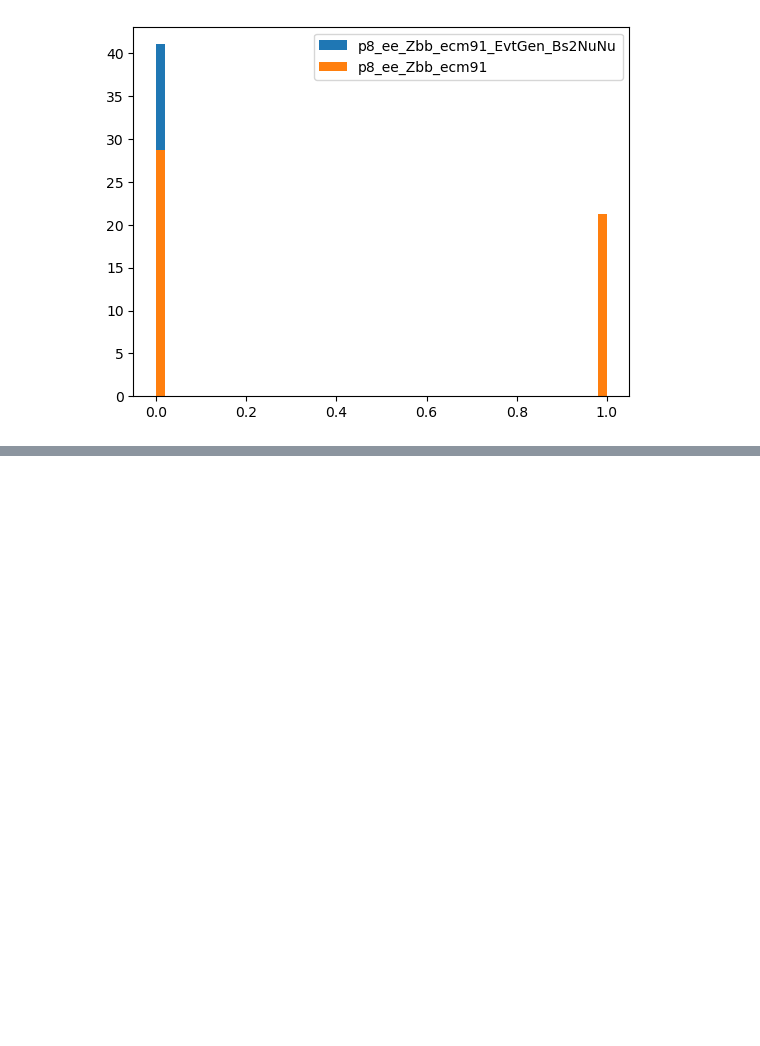
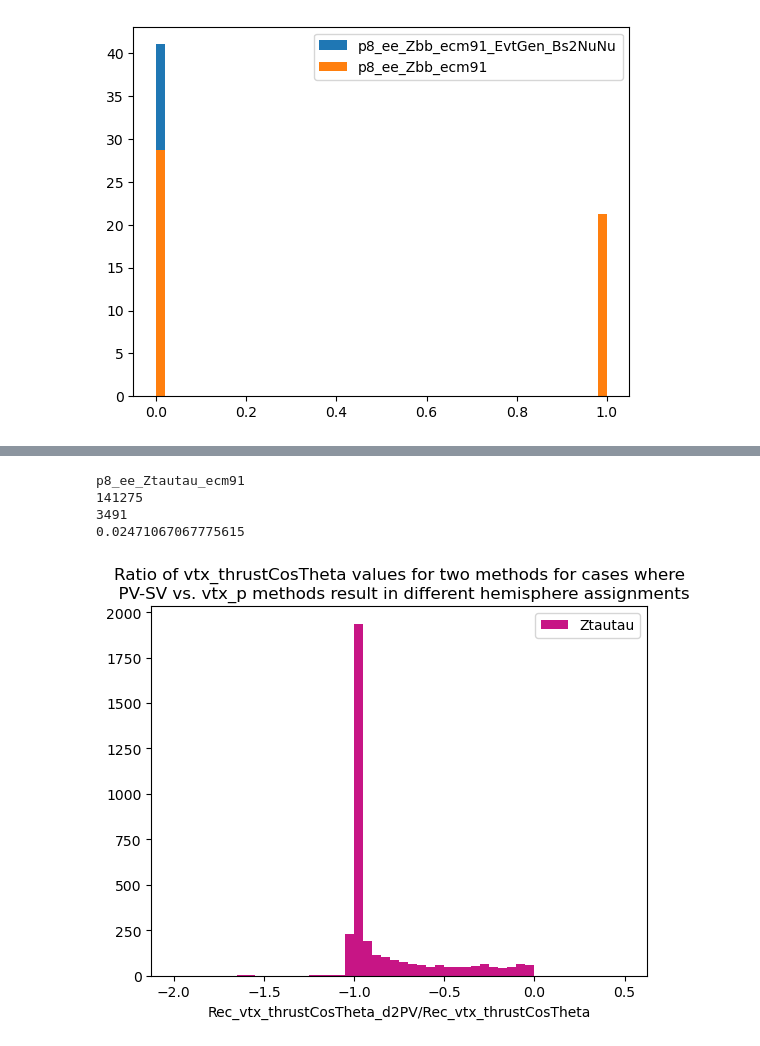
Before and after one commit to RMangrulkar/FCCAnalyses, a Jupyter notebook: examples/FCCee/flavour/B2Inv/Examples_and_testing/PV-SV_assignment.ipynb, the cells around one changed output, grey strips where cells are left out. Drawn from its saved outputs; the diff is of its cells as text; code cells hidden in the pictures; blank space fills up the shorter version.

```diff
--- a/examples/FCCee/flavour/B2Inv/Examples_and_testing/PV-SV_assignment.ipynb
+++ b/examples/FCCee/flavour/B2Inv/Examples_and_testing/PV-SV_assignment.ipynb
@@ -111,3 +137,38 @@ for sample in decay_list_plot:
+# %%
+decay_list_plot = ["p8_ee_Ztautau_ecm91",]#"p8_ee_Zbb_ecm91_EvtGen_Bs2NuNu"]
+
+for sample in decay_list_plot:
+    if sample == "p8_ee_Zbb_ecm91_EvtGen_Bs2NuNu":
+        hist_color = 'cornflowerblue'
+        label= 'Bs signal'
+    elif sample == "p8_ee_Zbb_ecm91":
+        hist_color = 'firebrick'
+        label= 'Zbb'
+    elif sample == "p8_ee_Zud_ecm91":
+        hist_color = 'lightsalmon'
+        label= 'Zud'
+    elif sample == "p8_ee_Ztautau_ecm91":
+        hist_color = 'mediumvioletred'
+        label= 'Ztautau'
+    print(sample)
+    df = samples_dfs[sample]
+    print(len(df))
+    df_misagreement = df[df["Rec_vtx_in_hemisEmin_d2PV"]!=df["Rec_vtx_in_hemisEmin"]]
+    #plt.hist(samples_dfs[sample]["Rec_vtx_in_hemisEmin_d2PV"],bins=50,density=True,label=sample)
+    df_misagreement
+    print(len(df_misagreement))
+    print(len(df_misagreement)/len(df))
+    plt.hist(df_misagreement["Rec_vtx_thrustCosTheta_d2PV"]/df_misagreement["Rec_vtx_thrustCosTheta"],bins=50,label=label,color=hist_color,range=(-2,0.5))
+    plt.title(r'Ratio of vtx_thrustCosTheta values for two methods for cases where'+ '\n  PV-SV vs. vtx_p methods result in different hemisphere assignments')
+    plt.xlabel('Rec_vtx_thrustCosTheta_d2PV/Rec_vtx_thrustCosTheta')
+    plt.legend()
+plt.show()
+# %% [output]
+p8_ee_Ztautau_ecm91
+141275
+3491
+0.02471067067775615
+[figure, added]
 # %%
 df_misagreement
 # %% [output]
```
Also changed, not shown: parts of 21 cells of this notebook, 3 other files.
